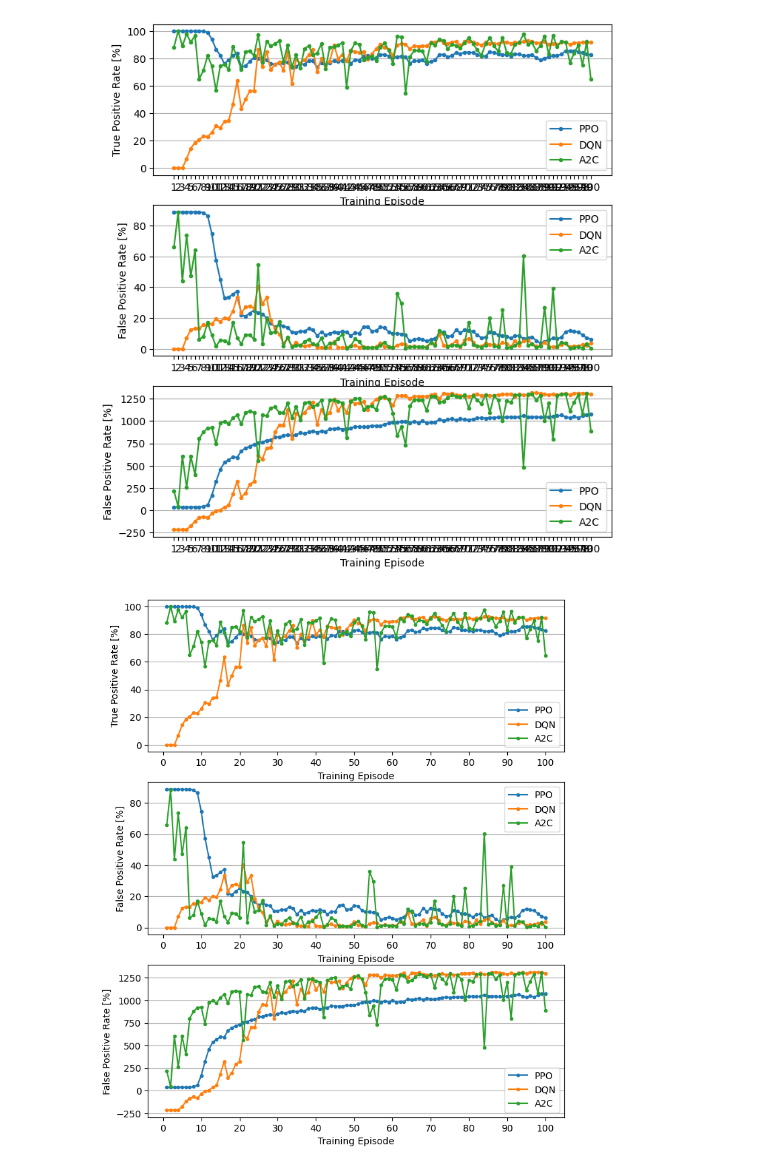
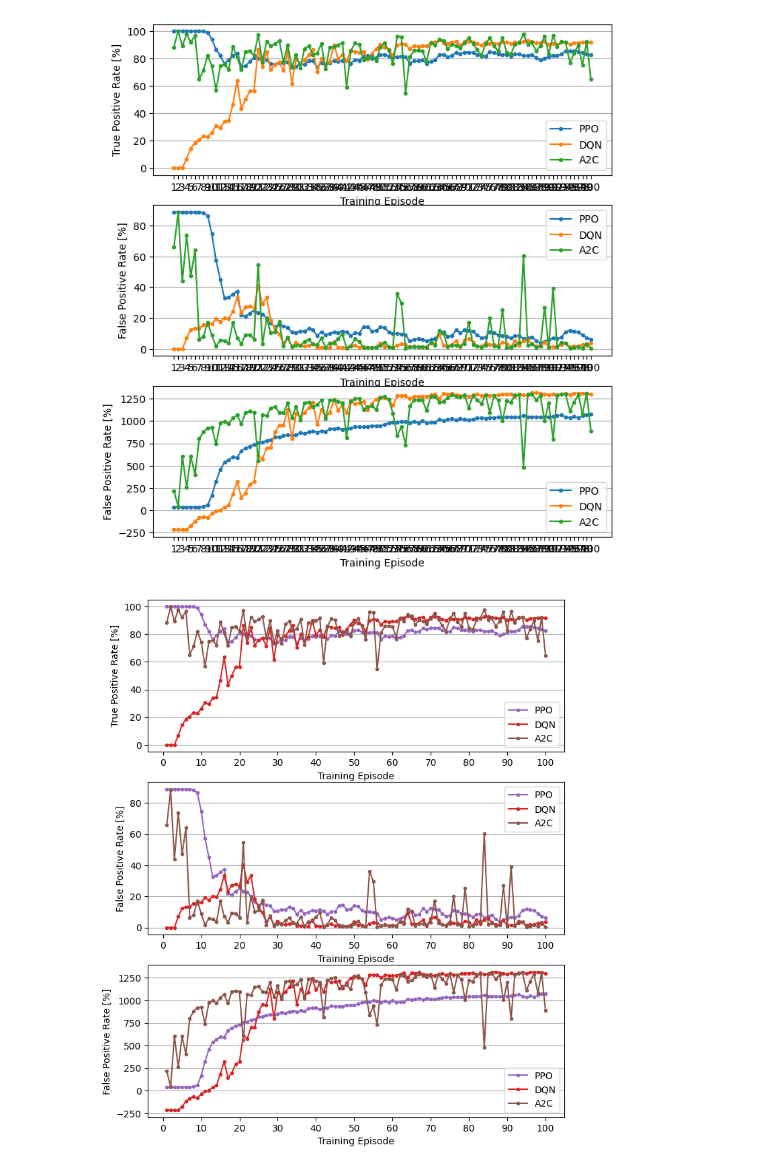
Before and after one commit to Alexandre-Caldeira/drl-ord, a Jupyter notebook: epd-kit/draft_notebooks/training_convergence.ipynb, the cells around one changed output. Drawn from its saved outputs; the diff is of its cells as text; code cells hidden in the pictures.

Commit message:
update img color

```diff
--- a/epd-kit/draft_notebooks/training_convergence.ipynb
+++ b/epd-kit/draft_notebooks/training_convergence.ipynb
@@ -468,37 +468,37 @@ with open('../database/convergence_demo.pkl', 'wb') as f:
 # %%
 episodes = np.arange(1,num_eps+1,step=1)
 # plt.figure(figsize=(16,4))
 plt.figure(figsize=(8,10))
 plt.subplot(311)
-plt.plot(episodes, get_res_avg(conv_dict, 'TPR','PPO'), label = 'PPO', marker = '.')
-plt.plot(episodes, get_res_avg(conv_dict, 'TPR','DQN'), label = 'DQN', marker = '.')
-plt.plot(episodes, get_res_avg(conv_dict, 'TPR','A2C'), label = 'A2C', marker = '.')
+plt.plot(episodes, get_res_avg(conv_dict, 'TPR','PPO'), label = 'PPO', marker = '.', color = 'tab:purple')
+plt.plot(episodes, get_res_avg(conv_dict, 'TPR','DQN'), label = 'DQN', marker = '.', color = 'tab:red')
+plt.plot(episodes, get_res_avg(conv_dict, 'TPR','A2C'), label = 'A2C', marker = '.', color = 'tab:brown')
 plt.ylabel('True Positive Rate [%]')
 plt.xlabel('Training Episode')
 plt.xticks( np.arange(0,num_eps+10,step=10))
 plt.gca().yaxis.grid()
 plt.legend()
 
 plt.subplot(312)
-plt.plot(episodes, get_res_avg(conv_dict, 'FPR','PPO'), label = 'PPO', marker = '.')
-plt.plot(episodes, get_res_avg(conv_dict, 'FPR','DQN'), label = 'DQN', marker = '.')
-plt.plot(episodes, get_res_avg(conv_dict, 'FPR','A2C'), label = 'A2C', marker = '.')
+plt.plot(episodes, get_res_avg(conv_dict, 'FPR','PPO'), label = 'PPO', marker = '.', color = 'tab:purple')
+plt.plot(episodes, get_res_avg(conv_dict, 'FPR','DQN'), label = 'DQN', marker = '.', color = 'tab:red')
+plt.plot(episodes, get_res_avg(conv_dict, 'FPR','A2C'), label = 'A2C', marker = '.', color = 'tab:brown')
 plt.ylabel('False Positive Rate [%]')
 plt.xlabel('Training Episode')
 plt.xticks( np.arange(0,num_eps+10,step=10))
 plt.gca().yaxis.grid()
 plt.legend()
 
 plt.subplot(313)
-plt.plot(episodes, get_res_avg(conv_dict, 'REW','PPO'), label = 'PPO', marker = '.')
-plt.plot(episodes, get_res_avg(conv_dict, 'REW','DQN'), label = 'DQN', marker = '.')
-plt.plot(episodes, get_res_avg(conv_dict, 'REW','A2C'), label = 'A2C', marker = '.')
+plt.plot(episodes, get_res_avg(conv_dict, 'REW','PPO'), label = 'PPO', marker = '.', color = 'tab:purple')
+plt.plot(episodes, get_res_avg(conv_dict, 'REW','DQN'), label = 'DQN', marker = '.', color = 'tab:red')
+plt.plot(episodes, get_res_avg(conv_dict, 'REW','A2C'), label = 'A2C', marker = '.', color = 'tab:brown')
 plt.ylabel('False Positive Rate [%]')
 plt.xlabel('Training Episode')
 plt.xticks( np.arange(0,num_eps+10,step=10))
 plt.gca().yaxis.grid()
 plt.legend()
 
 plt.show()
 # %% [output]
-[figure, old version]
+[figure, new version]
```
Also changed, not shown: 1 other file.
